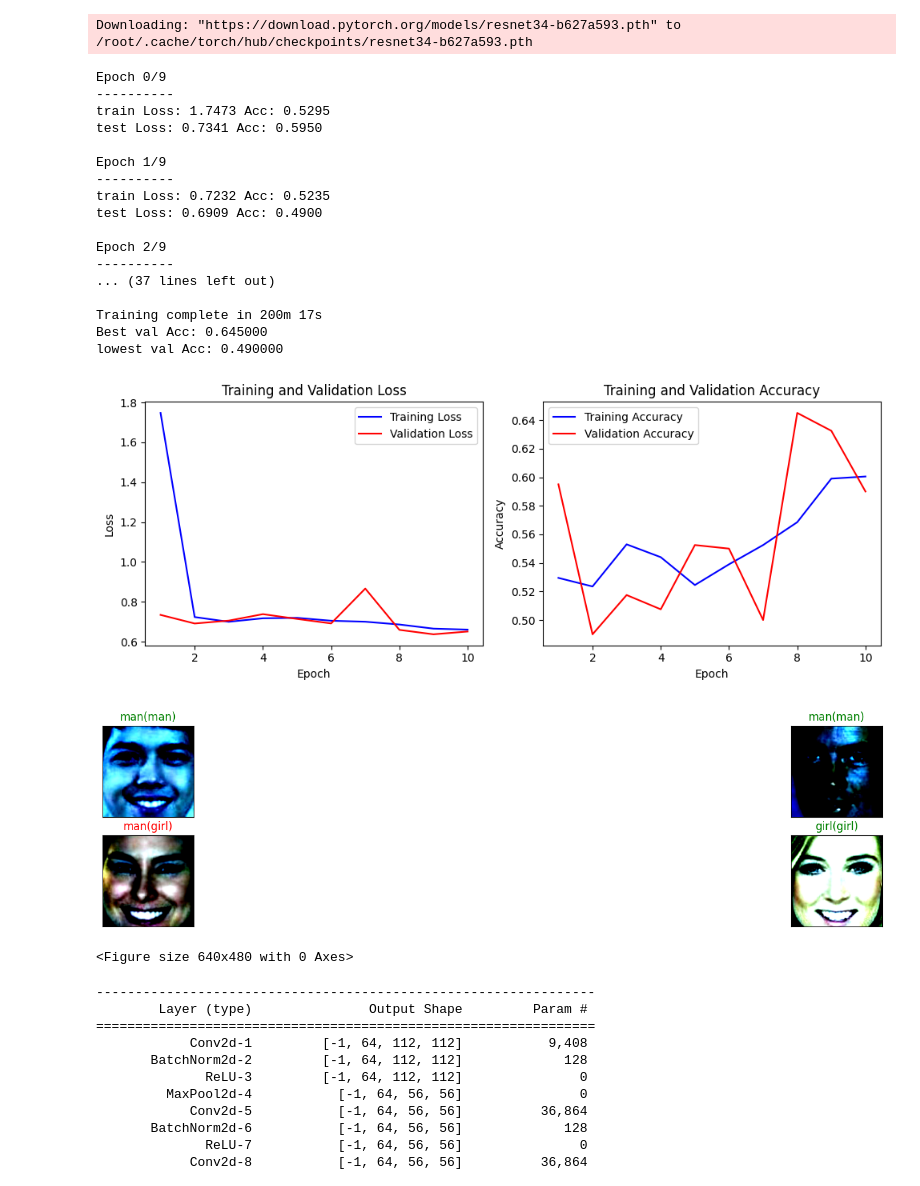
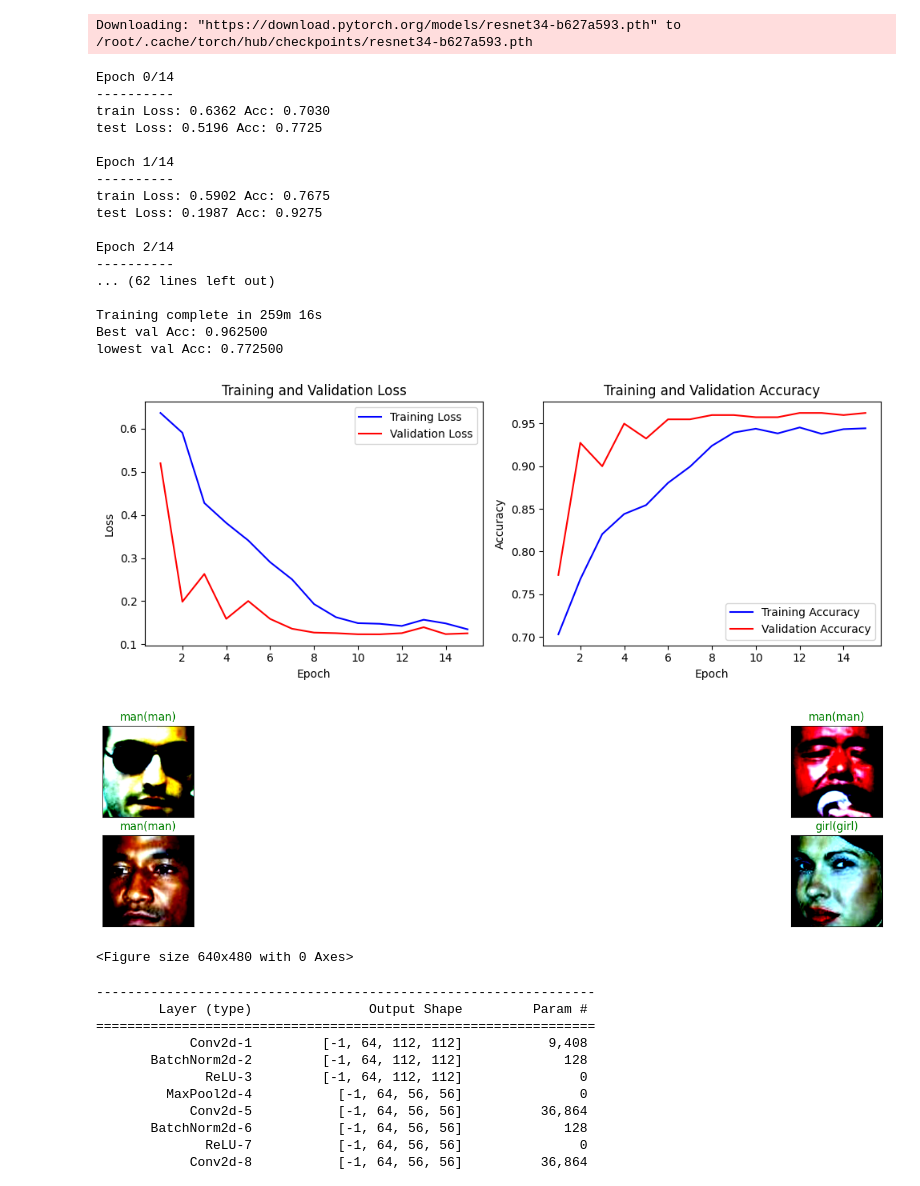
Before and after one commit to SummerToday/ManAndGirl_Classification_TransperLearning, a Jupyter notebook: manandgirl(real).ipynb, the cells around one changed output. Saved outputs shown, nothing was run; the diff lists cells and outputs as text; code cells hidden in the pictures.

```diff
--- a/manandgirl(real).ipynb
+++ b/manandgirl(real).ipynb
@@ -358,7 +358,7 @@ model_ft = model_ft.to(device)
 criterion = nn.CrossEntropyLoss()
 
 # 모든 매개변수들이 최적화되었는지 관찰
-optimizer_ft = optim.SGD(model_ft.parameters(), lr=0.1, momentum=0.9)
+optimizer_ft = optim.SGD(model_ft.parameters(), lr=0.001, momentum=0.9)
 
 # 7 에폭마다 0.1씩 학습률 감소
 exp_lr_scheduler = lr_scheduler.StepLR(optimizer_ft, step_size=7, gamma=0.1)
@@ -366,26 +366,26 @@ exp_lr_scheduler = lr_scheduler.StepLR(optimizer_ft, step_size=7, gamma=0.1)
 Downloading: "https://download.pytorch.org/models/resnet34-b627a593.pth" to /root/.cache/torch/hub/checkpoints/resnet34-b627a593.pth
 # %%
 model_ft = train_model(model_ft, criterion, optimizer_ft, exp_lr_scheduler,
-                       num_epochs=10)
+                       num_epochs=15)
 # %% [output]
-Epoch 0/9
+Epoch 0/14
 ----------
-train Loss: 1.7473 Acc: 0.5295
-test Loss: 0.7341 Acc: 0.5950
+train Loss: 0.6362 Acc: 0.7030
+test Loss: 0.5196 Acc: 0.7725
 
-Epoch 1/9
+Epoch 1/14
 ----------
-train Loss: 0.7232 Acc: 0.5235
-test Loss: 0.6909 Acc: 0.4900
+train Loss: 0.5902 Acc: 0.7675
+test Loss: 0.1987 Acc: 0.9275
 
-Epoch 2/9
+Epoch 2/14
 ----------
-... (37 lines left out)
+... (62 lines left out)
 
-Training complete in 200m 17s
-Best val Acc: 0.645000
-lowest val Acc: 0.490000
+Training complete in 259m 16s
+Best val Acc: 0.962500
+lowest val Acc: 0.772500
-[figure, old version]
+[figure, new version]
 # %%
 def im_convert(tensor):
     image = tensor.cpu().clone().detach().numpy()
@@ -415,7 +415,7 @@ plt.show()
 plt.subplots_adjust(bottom=0.2, top=0.6, hspace=0)
 #dataloaders의 batch size가 4이기 때문에 4개 출력.
 # %% [output]
-[figure, old version]
+[figure, new version]
 <Figure size 640x480 with 0 Axes>
 # %%
 from torchsummary import summary
```
Also changed, not shown: parts of 2 cells of this notebook.
